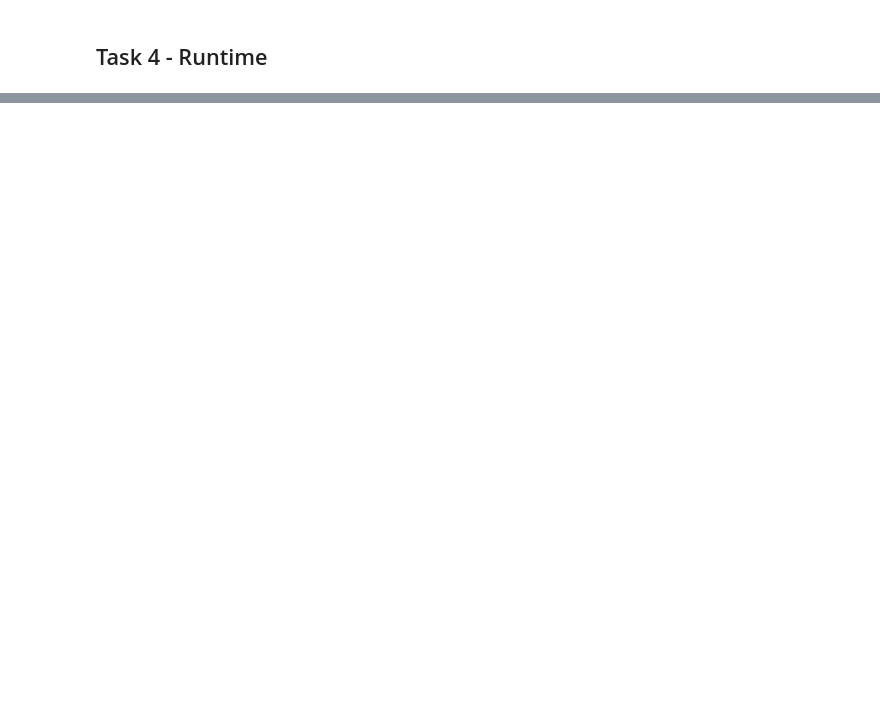
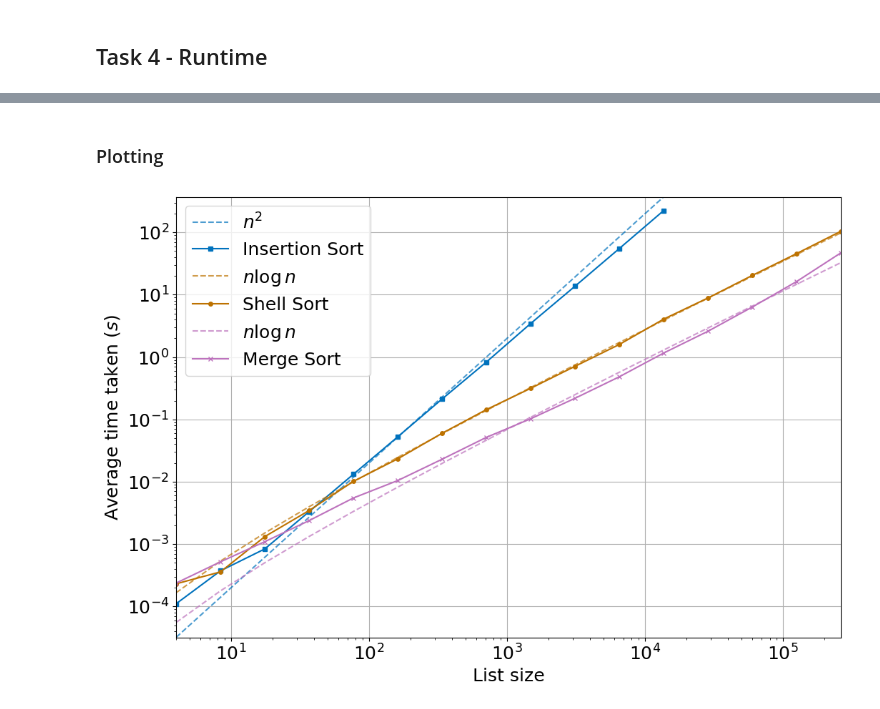
Before and after one commit to nvanderriet/MA934, a Jupyter notebook: Wk2/MA394_Notebook_1809536.ipynb, the cells around one changed output, grey strips where cells are left out. Drawn from its saved outputs; the diff is of its cells as text; code cells hidden in the pictures; blank space fills up the shorter version.

```diff
--- a/Wk2/MA394_Notebook_1809536.ipynb
+++ b/Wk2/MA394_Notebook_1809536.ipynb
@@ -214,0 +304,32 @@ for pows in range(20):
+# %% [markdown]
+### Plotting
+# %%
+pts = np.linspace(2,pows,pows-2)
+pts = np.power(2,pts)
+nlogns = 0.00003*pts*np.log(pts)
+# n54 = 0.00005*np.power(pts,1.25)
+nlognm = 0.00001*pts*np.log(pts)
+n2 = 0.000002*pts*pts
+
+plt.rcParams.update({'font.size': 18})
+plt.figure(figsize=(12, 8))
+
+
+plt.loglog(pts[:-discount],n2[:-discount],"--",label=r"$n^2$",color = (0, 0.447, 0.741, 1),alpha=0.7)
+plt.loglog(pts[:-discount],thetimes[:-discount,0],"-s",markersize=4,label=r"Insertion Sort",color = (0, 0.447, 0.741, 1))
+plt.loglog(pts,nlogns,"--",label=r"$n\log n$",color = (0.741, 0.447, 0, 1),alpha=0.7)
+plt.loglog(pts,thetimes[:,1],"-o",markersize=4,label=r"Shell Sort",color = (0.741, 0.447, 0, 1))
+plt.loglog(pts,nlognm,"--",label=r"$n\log n$",color = (0.741, 0.447, 0.741, 1),alpha=0.7)
+plt.loglog(pts,thetimes[:,2],"-x",markersize=4,label=r"Merge Sort",color = (0.741, 0.447, 0.741, 1))
+
+
+plt.legend(loc="upper left")
+
+plt.xlabel(r"List size")
+plt.ylabel(r"Average time taken $(s)$")
+plt.xlim([4, 2**18])
+plt.ylim([0.000002*pts[0]*pts[0], 0.000002*pts[-1-discount]*pts[-1-discount]])
+plt.grid()
+plt.show()
+# %% [output]
+[figure, added]
```
Also changed, not shown: parts of 26 cells of this notebook, 2 other files.
